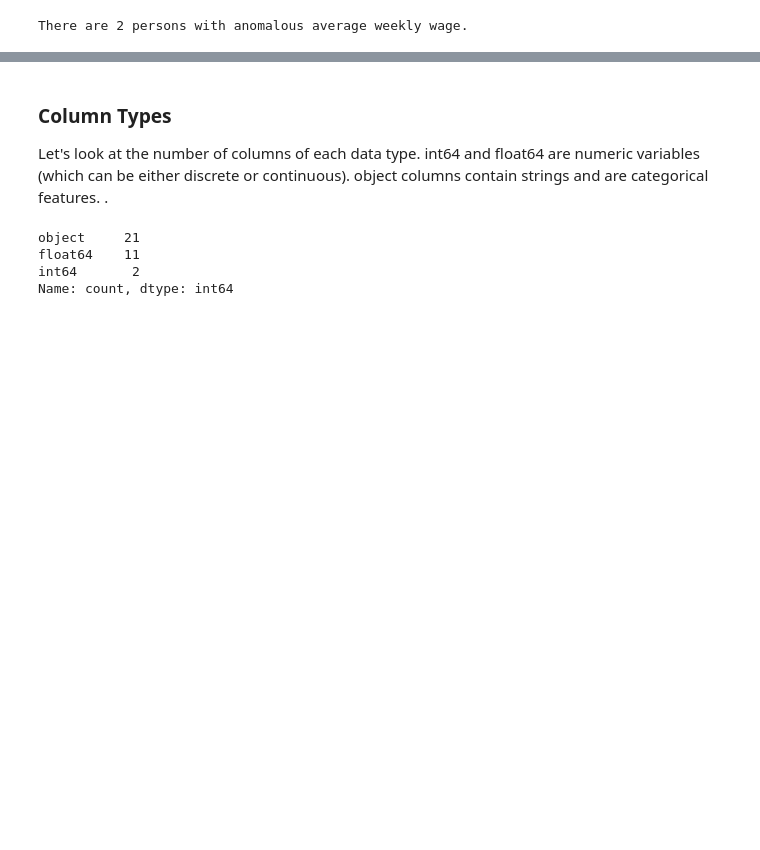
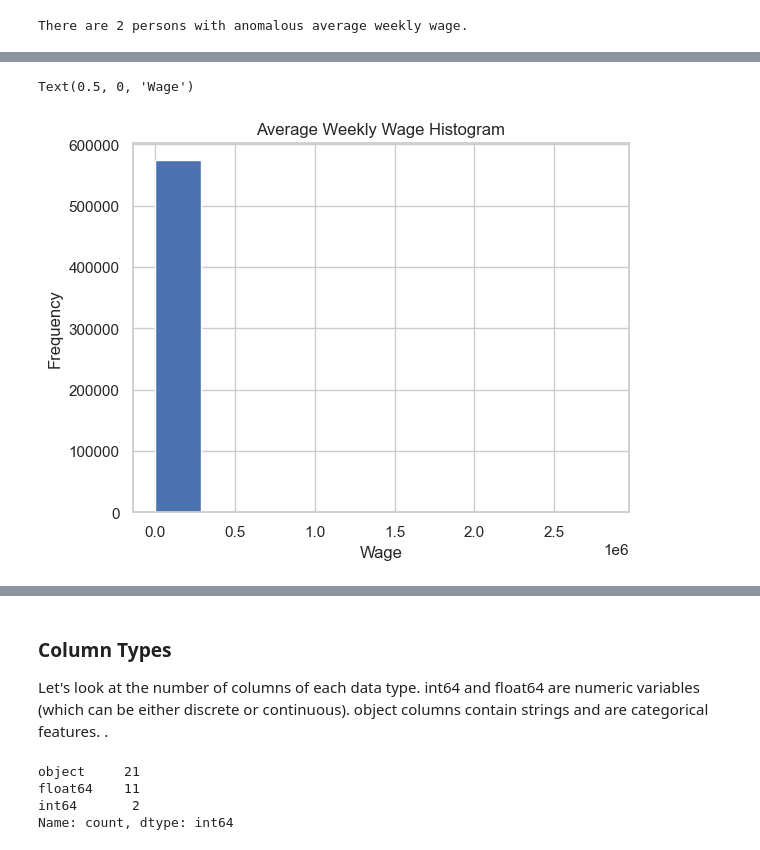
Before and after one commit to LenaHermann/ML_Project_Group52, a Jupyter notebook: alex_EDA.ipynb, the cells around one changed output, grey strips where cells are left out. Saved outputs shown, nothing was run; the diff lists cells and outputs as text; code cells hidden in the pictures; blank space fills up the shorter version.

```diff
--- a/alex_EDA.ipynb
+++ b/alex_EDA.ipynb
@@ -345,0 +423,8 @@ There are 2 persons with anomalous average weekly wage.
+# %%
+copy_train_df['Average Weekly Wage'].fillna(copy_train_df['Average Weekly Wage'].median(), inplace=True)
+# %%
+copy_train_df['Average Weekly Wage'].plot.hist(title = 'Average Weekly Wage Histogram')
+plt.xlabel('Wage')
+# %% [output]
+Text(0.5, 0, 'Wage')
+[figure, added]
```
Also changed, not shown: parts of 56 cells of this notebook.
